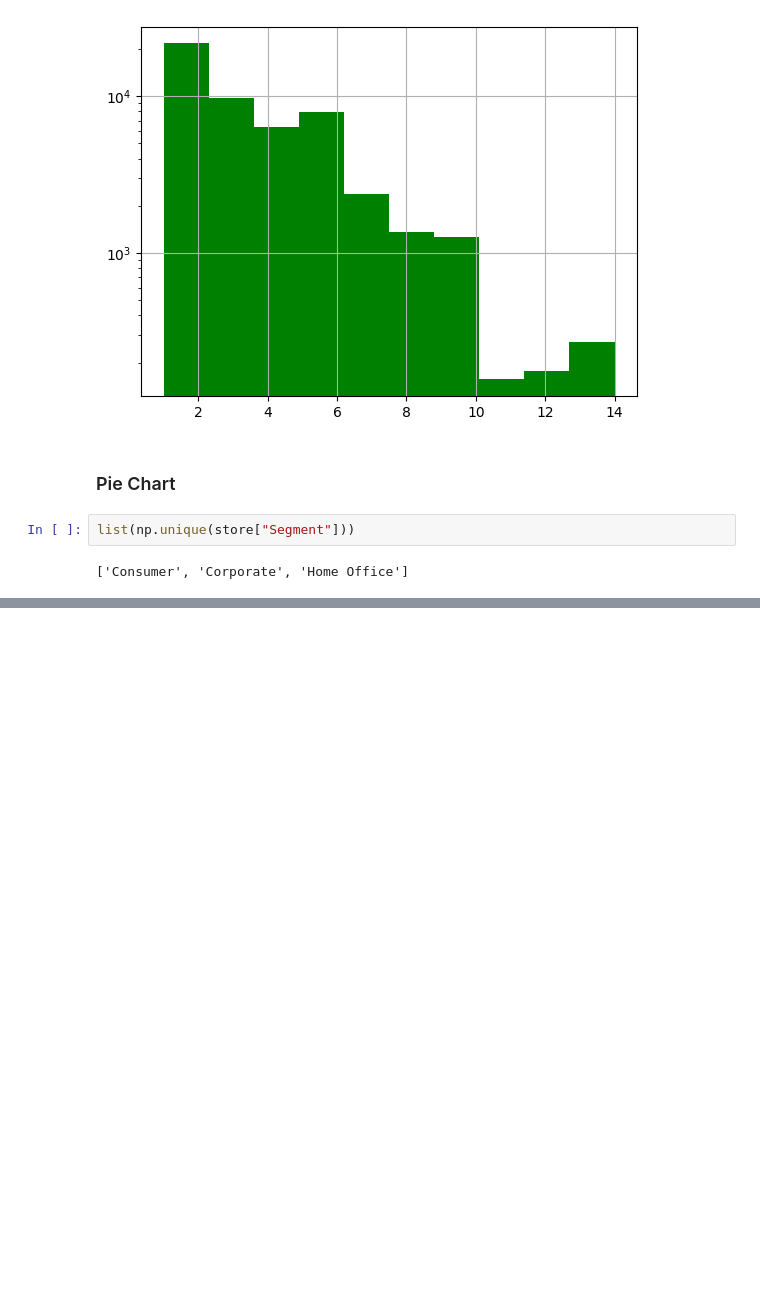
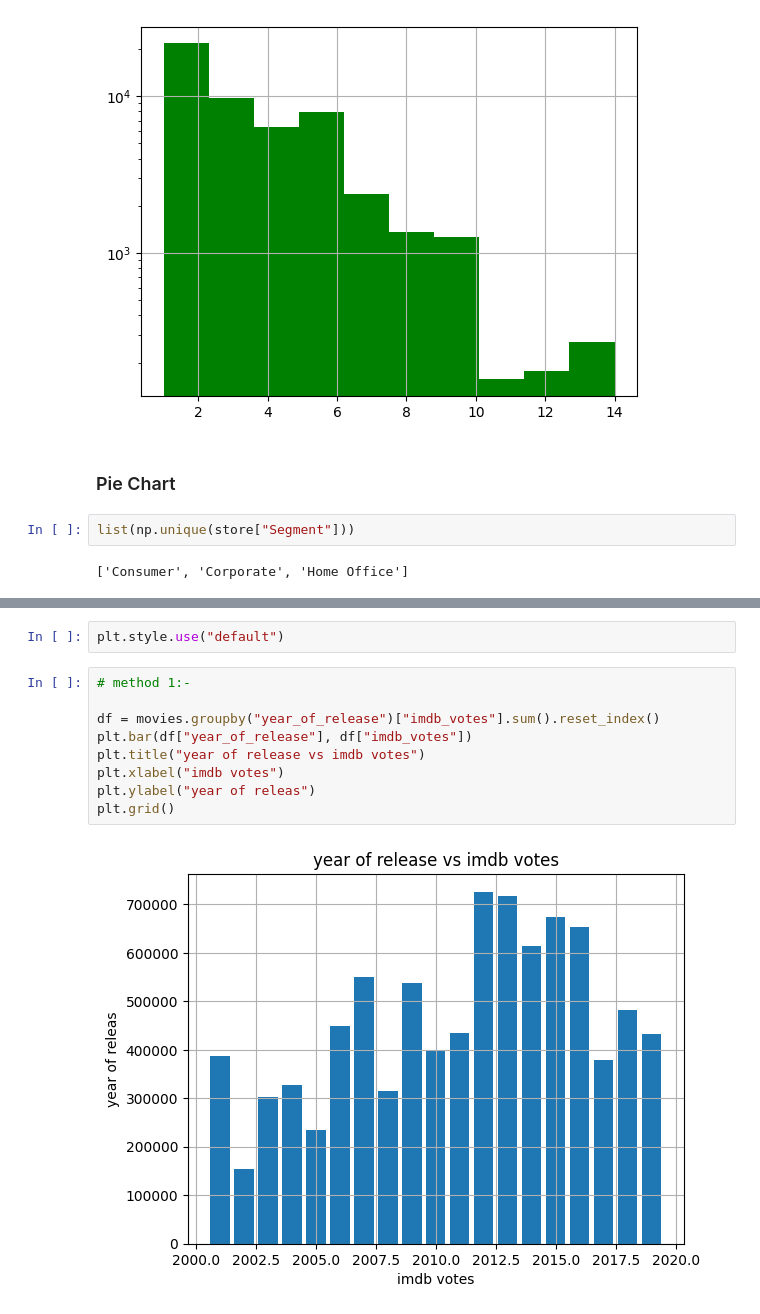
Before and after one commit to vaishnavipatel2805/Python_Libraries_Practice-, a Jupyter notebook: Matplotlib/Untitled.ipynb, the cells around one changed output, grey strips where cells are left out. Saved outputs shown, nothing was run; the diff lists cells and outputs as text; blank space fills up the shorter version.

```diff
--- a/Matplotlib/Untitled.ipynb
+++ b/Matplotlib/Untitled.ipynb
@@ -316,0 +368,13 @@ TypeError: object of type 'numpy.float32' has no len()
+# %%
+plt.style.use("default")
+# %%
+# method 1:-
+
+df = movies.groupby("year_of_release")["imdb_votes"].sum().reset_index()
+plt.bar(df["year_of_release"], df["imdb_votes"])
+plt.title("year of release vs imdb votes")
+plt.xlabel("imdb votes")
+plt.ylabel("year of releas")
+plt.grid()
+# %% [output]
+[figure, added]
```
Also changed, not shown: parts of 22 cells of this notebook, 2 other files.
